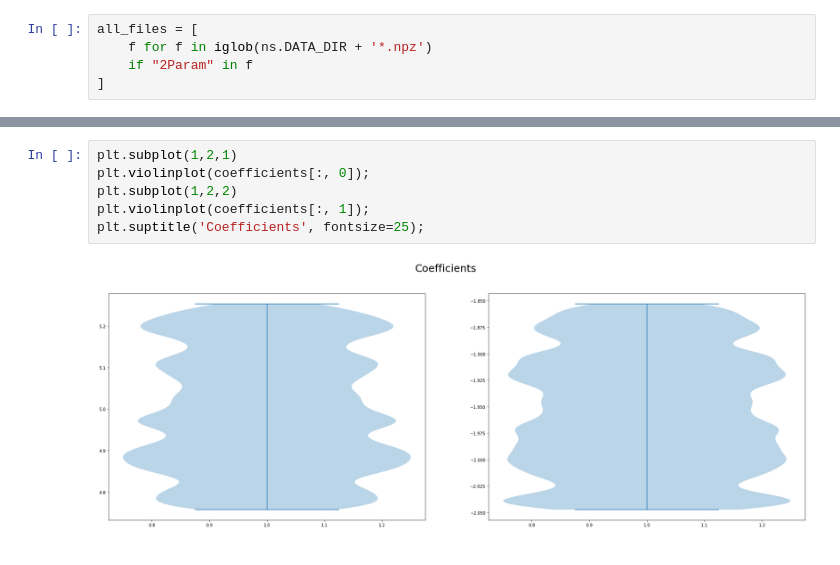
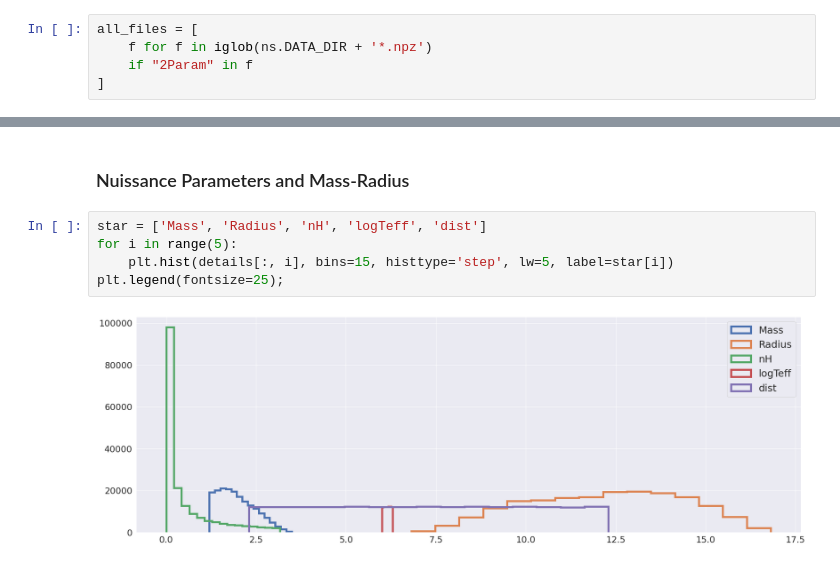
Before and after one commit to jordanott/NeutronStars, a Jupyter notebook: Notebooks/EDA.ipynb, the cells around one changed output, grey strips where cells are left out. Cells and saved outputs as stored; diff of their text form.

```diff
--- a/Notebooks/EDA.ipynb
+++ b/Notebooks/EDA.ipynb
@@ -57,8 +62,9 @@ plt.xticks(range(1,6), ['Mass', 'Radius', 'nH', 'logTeff', 'dist'], fontsize=25)
-# %%
-plt.subplot(1,2,1)
-plt.violinplot(coefficients[:, 0]);
-plt.subplot(1,2,2)
-plt.violinplot(coefficients[:, 1]);
-plt.suptitle('Coefficients', fontsize=25);
-# %% [output]
-[figure, removed]
+# %% [markdown]
+### Nuissance Parameters and Mass-Radius
+# %%
+star = ['Mass', 'Radius', 'nH', 'logTeff', 'dist']
+for i in range(5):
+    plt.hist(details[:, i], bins=15, histtype='step', lw=5, label=star[i])
+plt.legend(fontsize=25);
+# %% [output]
+[figure, added]
```
Also changed, not shown: parts of 20 cells of this notebook, 1 other file.
